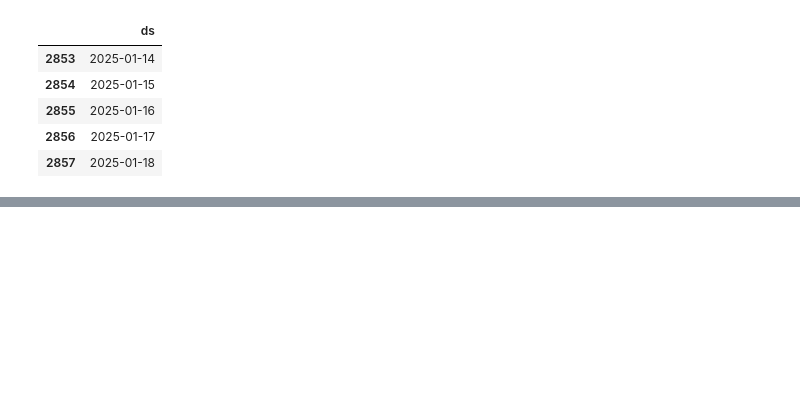
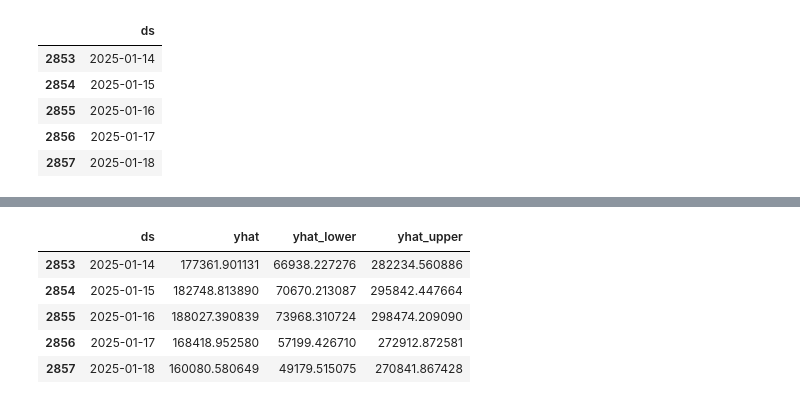
Before and after one commit to shivank124/Kaggle, a Jupyter notebook: gold-stock-prize.ipynb, the cells around one changed output, grey strips where cells are left out. Saved outputs shown, nothing was run; the diff lists cells and outputs as text; code cells hidden in the pictures; blank space fills up the shorter version.

```diff
--- a/gold-stock-prize.ipynb
+++ b/gold-stock-prize.ipynb
@@ -255,0 +295,3 @@ Discarding nonzero nanoseconds in conversion.
+# %%
+model_volume = Prophet()
+model_volume.fit(df_volume)
@@ -255,0 +302,3 @@ Discarding nonzero nanoseconds in conversion.
+# %%
+future_volume = model_volume.make_future_dataframe(periods=365)
+future_volume.tail()
@@ -255,0 +312,10 @@ Discarding nonzero nanoseconds in conversion.
+# %%
+forecast_volume = model_volume.predict(future_volume)
+forecast_volume[['ds', 'yhat', 'yhat_lower', 'yhat_upper']].tail()
+# %% [output]
+|  | ds | yhat | yhat_lower | yhat_upper |
+| 2853 | 2025-01-14 | 177361.901131 | 66938.227276 | 282234.560886 |
+| 2854 | 2025-01-15 | 182748.813890 | 70670.213087 | 295842.447664 |
+| 2855 | 2025-01-16 | 188027.390839 | 73968.310724 | 298474.209090 |
+| 2856 | 2025-01-17 | 168418.952580 | 57199.426710 | 272912.872581 |
+| 2857 | 2025-01-18 | 160080.580649 | 49179.515075 | 270841.867428 |
```
Also changed, not shown: parts of 12 cells of this notebook.
